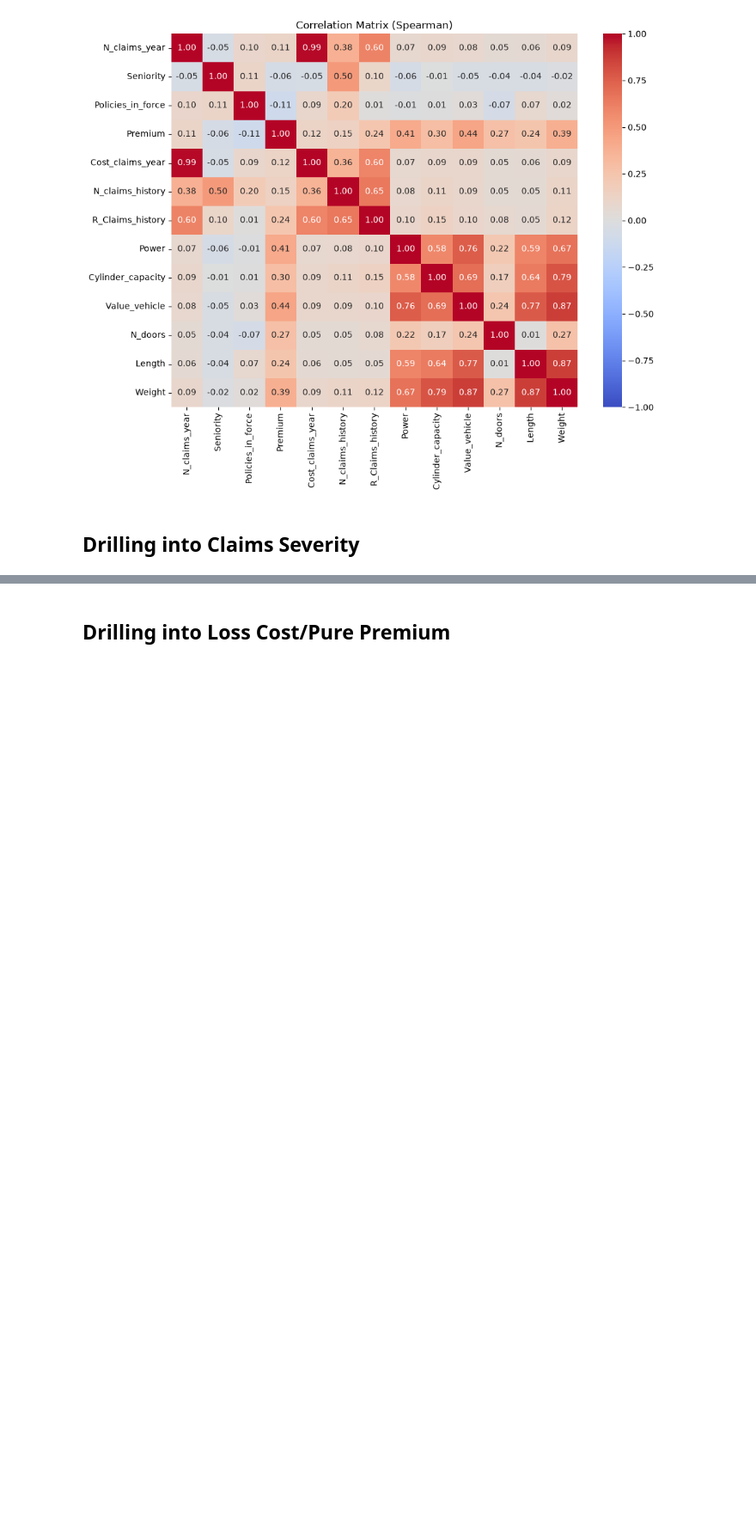
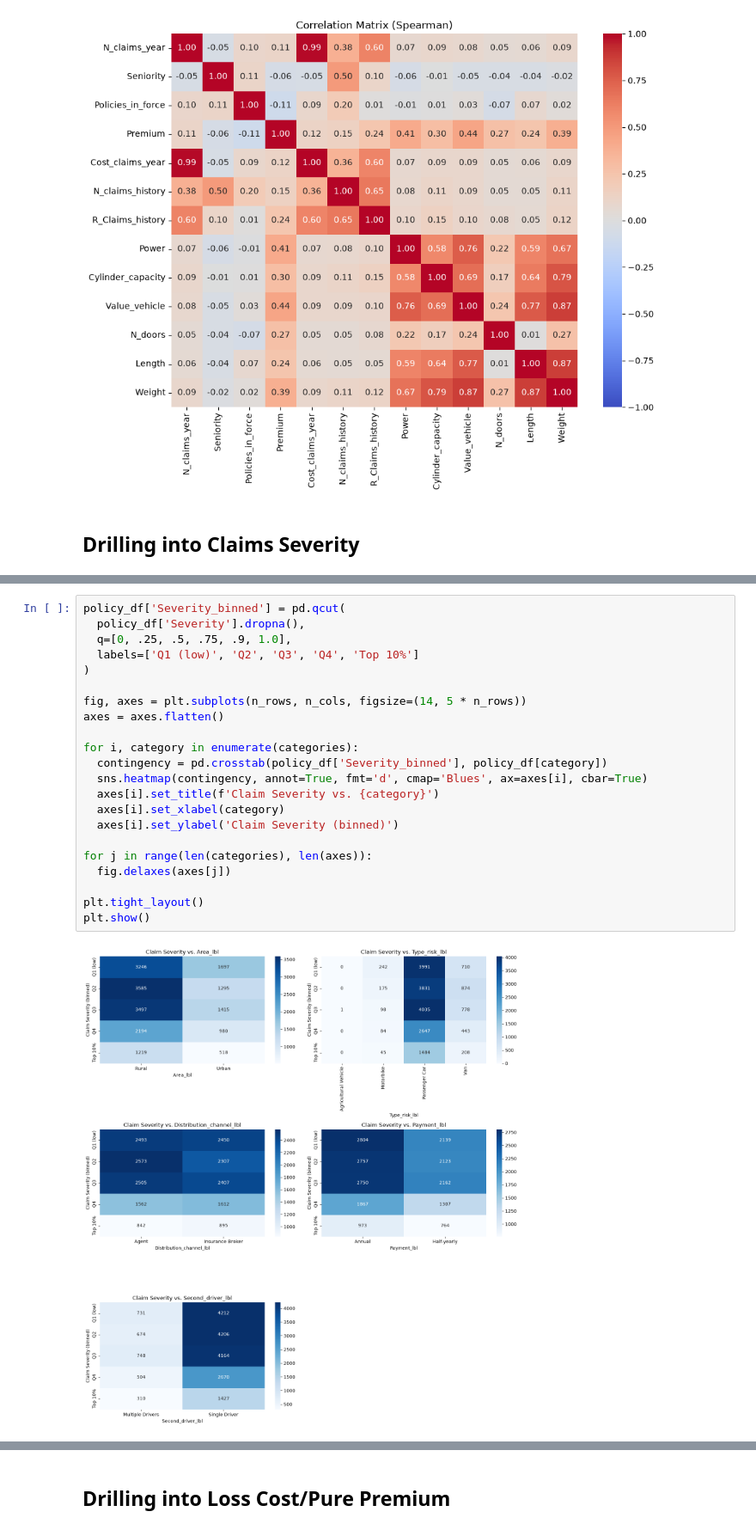
Before and after one commit to olumideodetunde/comm-insurance-underwriting-solutions, a Jupyter notebook: project/src/project_ml/m1-frequency-severity/exploration/EDA.ipynb, the cells around one changed output, grey strips where cells are left out. Shown at 86% size. Cells and saved outputs as stored; diff of their text form; blank space fills up the shorter version.

```diff
--- a/project/src/project_ml/m1-frequency-severity/exploration/EDA.ipynb
+++ b/project/src/project_ml/m1-frequency-severity/exploration/EDA.ipynb
@@ -264,0 +411,24 @@ Name: Severity, dtype: float64
+# %%
+policy_df['Severity_binned'] = pd.qcut(
+  policy_df['Severity'].dropna(),
+  q=[0, .25, .5, .75, .9, 1.0],
+  labels=['Q1 (low)', 'Q2', 'Q3', 'Q4', 'Top 10%']
+)
+
+fig, axes = plt.subplots(n_rows, n_cols, figsize=(14, 5 * n_rows))
+axes = axes.flatten()
+
+for i, category in enumerate(categories):
+  contingency = pd.crosstab(policy_df['Severity_binned'], policy_df[category])
+  sns.heatmap(contingency, annot=True, fmt='d', cmap='Blues', ax=axes[i], cbar=True)
+  axes[i].set_title(f'Claim Severity vs. {category}')
+  axes[i].set_xlabel(category)
+  axes[i].set_ylabel('Claim Severity (binned)')
+
+for j in range(len(categories), len(axes)):
+  fig.delaxes(axes[j])
+
+plt.tight_layout()
+plt.show()
+# %% [output]
+[figure, added]
```
Also changed, not shown: parts of 14 cells of this notebook.
